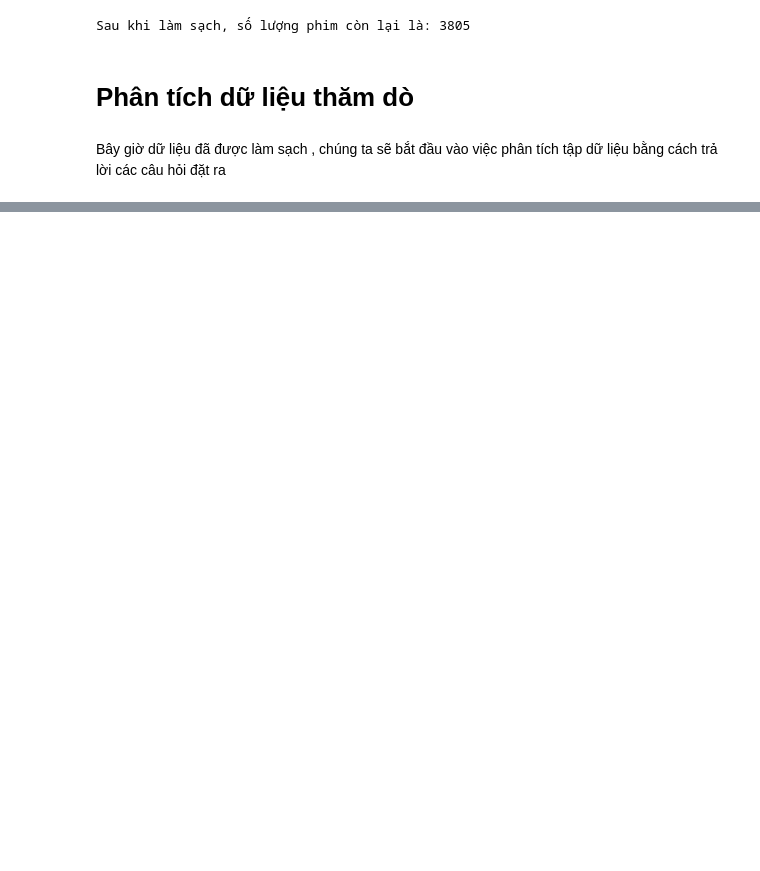
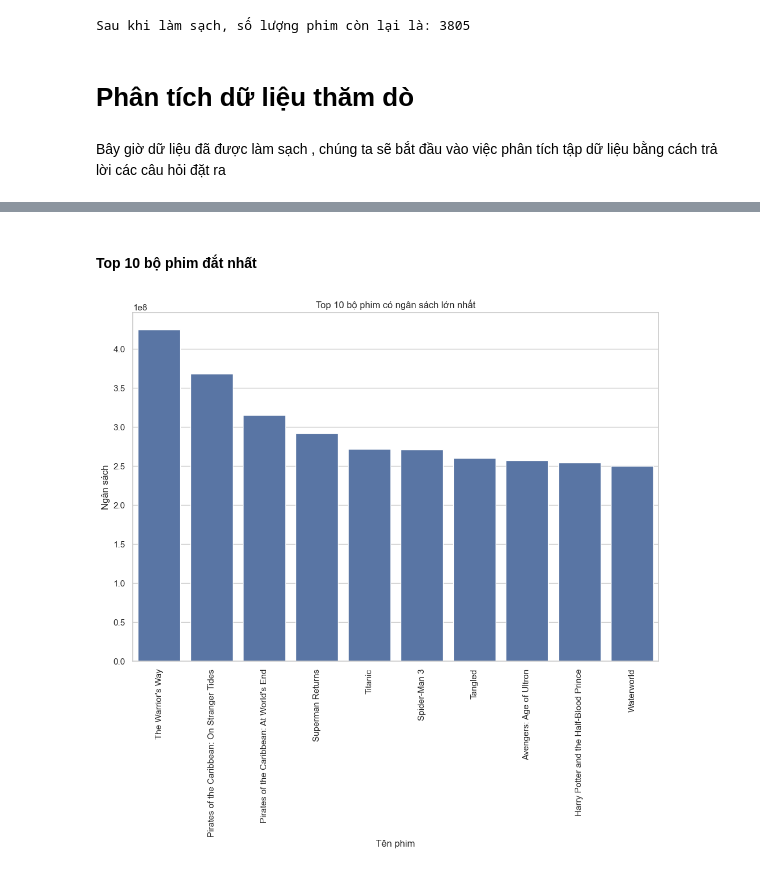
Before and after one commit to Nnguyen-dev2805/PYTHON_FinalProject, a Jupyter notebook: report.ipynb, the cells around one changed output, grey strips where cells are left out. Drawn from its saved outputs; the diff is of its cells as text; code cells hidden in the pictures; blank space fills up the shorter version.

```diff
--- a/report.ipynb
+++ b/report.ipynb
@@ -303,0 +327,12 @@ Bây giờ dữ liệu đã được làm sạch , chúng ta sẽ bắt đầu v
+# %% [markdown]
+#### Top 10 bộ phim đắt nhất
+# %%
+sns.set(rc={'figure.figsize':(12,8)},style='whitegrid')
+ax=sns.barplot(
+    x=Top_ngansach.sort_values(by='budget_adj',ascending=False).head(10).original_title,
+    y=Top_ngansach.sort_values(by="budget_adj",ascending=False).head(10).budget_adj)
+plt.xticks(rotation=90)
+ax.set(xlabel='Tên phim',ylabel='Ngân sách',title='Top 10 bộ phim có ngân sách lớn nhất')
+plt.show()
+# %% [output]
+[figure, added]
```
Also changed, not shown: parts of 8 cells of this notebook, 1 other file.
